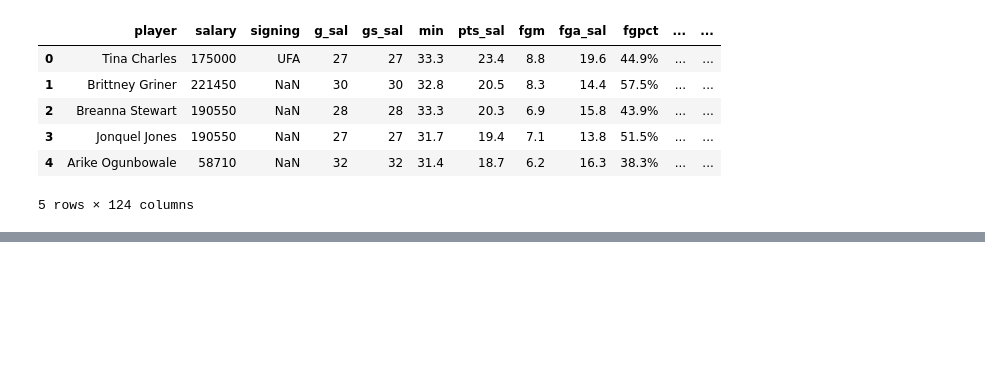
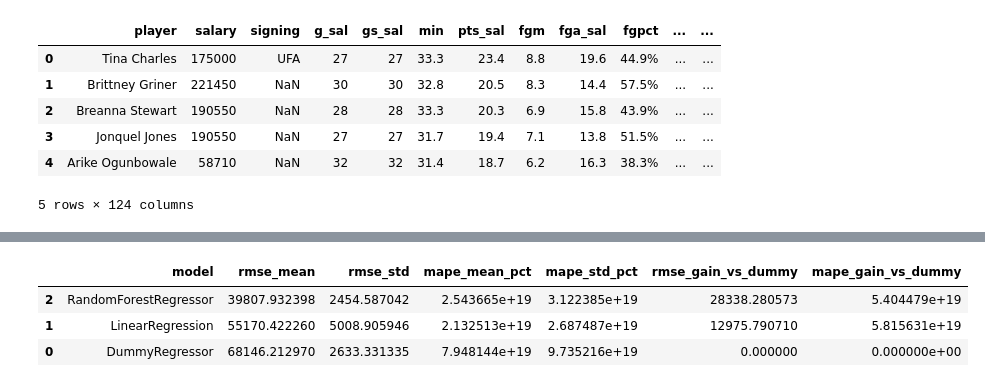
Before and after one commit to Erdos-Projects/summer26-wnba-player-valuation, a Jupyter notebook: notebooks/Metric_evaluation.ipynb, the cells around one changed output, grey strips where cells are left out. Saved outputs shown, nothing was run; the diff lists cells and outputs as text; code cells hidden in the pictures; blank space fills up the shorter version.

```diff
--- a/notebooks/Metric_evaluation.ipynb
+++ b/notebooks/Metric_evaluation.ipynb
@@ -317,0 +390,59 @@ CPWS is included as the business ROI KPI. Unlike RMSE and MAPE, CPWS is not a di
+# %%
+# This cell extends the learnability assessment's RMSE-only evaluation to include both RMSE and MAPE.
+# Store cross-validation results for each model
+rows = []
+
+for name, mod in models.items():
+    # Combine preprocessing and model so each fold is processed consistently
+    pipe = Pipeline([
+        ("prep", preproc),
+        ("model", mod)
+    ])
+
+    scores = cross_validate(
+        pipe,
+        x,
+        y,
+        cv=cv,
+        scoring=scoring,
+        return_train_score=False     # We only need test scores for the final evaluation, so skip train scores to save memory
+    )
+
+    rows.append({
+        "model": name,
+        "rmse_mean": -scores["test_rmse"].mean(),             #Lower RMSE is better
+        "rmse_std": scores["test_rmse"].std(),                #larger values mean less stable performance across folds
+        "mape_mean_pct": -scores["test_mape"].mean() * 100,   #Lower MAPE is better, and multiplying by 100 converts it to a percentage for easier interpretation
+        "mape_std_pct": scores["test_mape"].std() * 100,      # Larger values mean MAPE is less stable across folds
+        # Here, the scores dictionary contains the RMSE and MAPE for each fold, so we could also include fold-level results if desired. For example:
+        #"rmse_fold_1": -scores["test_rmse"][0]
+        #"mape_fold_1": -scores["test_mape"][0] * 100
+    })
+
+# Convert model results into a comparison table
+metric_df = pd.DataFrame(rows)
+
+# Use DummyRegressor as the baseline for both RMSE and MAPE improvement
+base_rmse = metric_df.loc[
+    metric_df["model"].eq("DummyRegressor"),
+    "rmse_mean"
+].iloc[0]
+
+base_mape = metric_df.loc[
+    metric_df["model"].eq("DummyRegressor"),
+    "mape_mean_pct"
+].iloc[0]
+
+# Positive values mean the model improves over the dummy baseline in terms of RMSE reduction
+metric_df["rmse_gain_vs_dummy"] = base_rmse - metric_df["rmse_mean"]
+
+# Positive values mean the model improves over the dummy baseline in terms of MAPE reduction
+metric_df["mape_gain_vs_dummy"] = base_mape - metric_df["mape_mean_pct"]
+
+# Sort by average RMSE so the best model appears first
+metric_df.sort_values("rmse_mean")
+# %% [output]
+|  | model | rmse_mean | rmse_std | mape_mean_pct | mape_std_pct | rmse_gain_vs_dummy | mape_gain_vs_dummy |
+| 2 | RandomForestRegressor | 39807.932398 | 2454.587042 | 2.543665e+19 | 3.122385e+19 | 28338.280573 | 5.404479e+19 |
+| 1 | LinearRegression | 55170.422260 | 5008.905946 | 2.132513e+19 | 2.687487e+19 | 12975.790710 | 5.815631e+19 |
+| 0 | DummyRegressor | 68146.212970 | 2633.331335 | 7.948144e+19 | 9.735216e+19 | 0.000000 | 0.000000e+00 |
```
Also changed, not shown: parts of 16 cells of this notebook.
